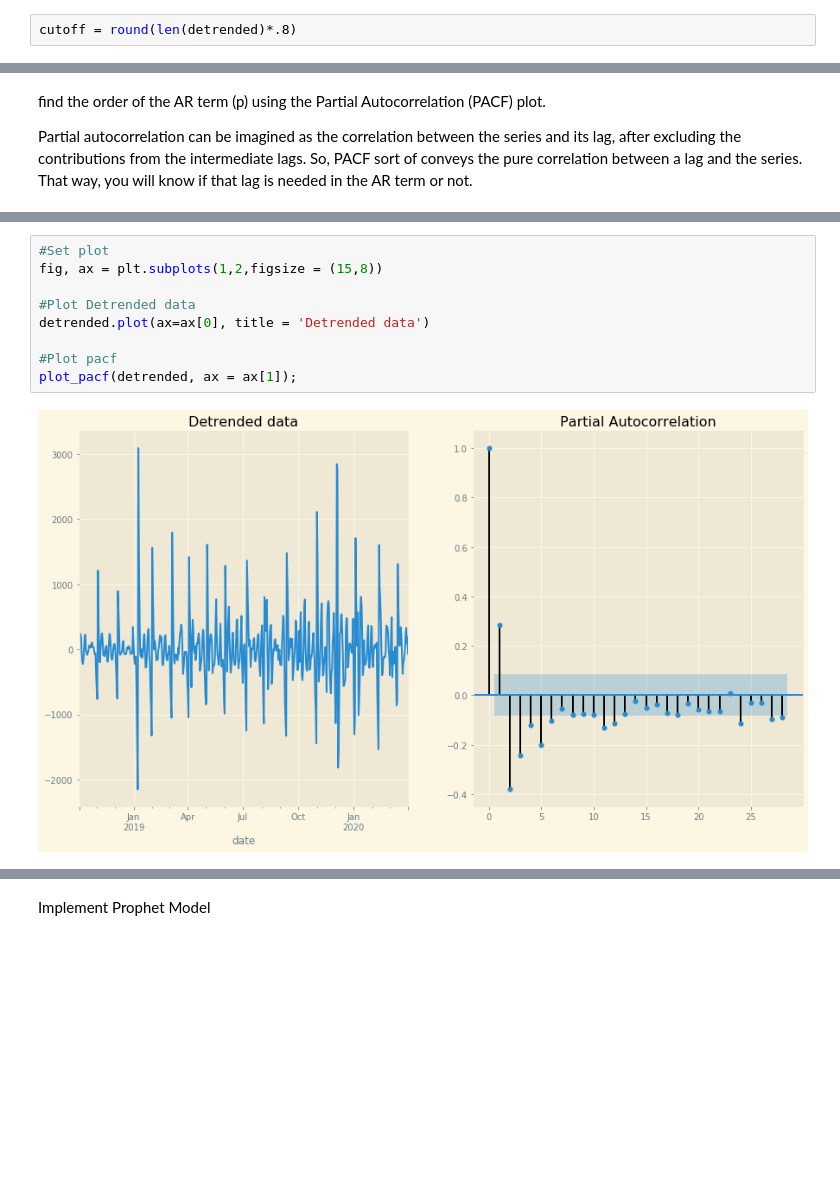
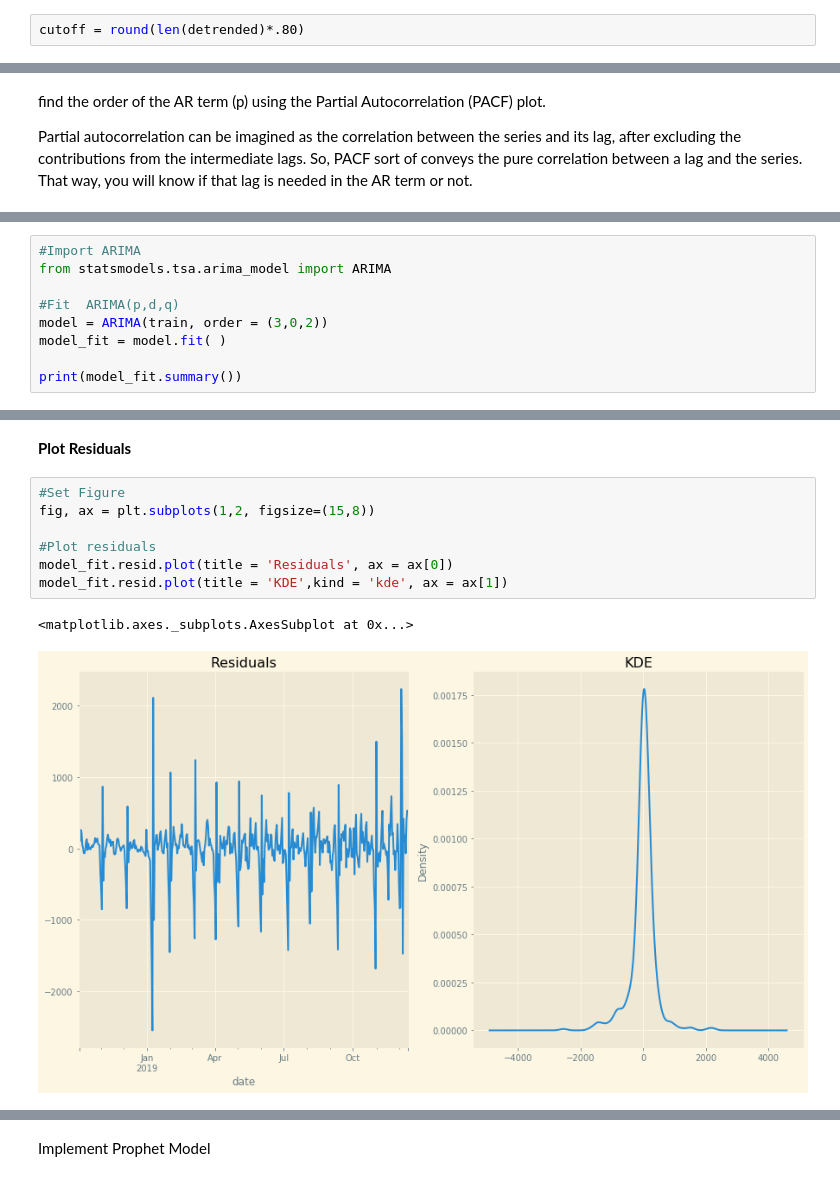
Before and after one commit to KishenSharma6/Airbnb-Analysis, a Jupyter notebook: Project Codes/05. Modeling/2020_0214_Calendar_TimeSeries.ipynb, the cells around one changed output, grey strips where cells are left out. Cells and saved outputs as stored; diff of their text form; blank space fills up the shorter version.

Commit message:
Built ARIMA model, built prophet

```diff
--- a/Project Codes/05. Modeling/2020_0214_Calendar_TimeSeries.ipynb
+++ b/Project Codes/05. Modeling/2020_0214_Calendar_TimeSeries.ipynb
@@ -347,7 +377,7 @@ p-value <= 0.05: Reject the null hypothesis (H0), the data does not have a unit
 # %% [markdown]
 Split data
 # %%
-cutoff = round(len(detrended)*.8)
+cutoff = round(len(detrended)*.80)
 # %%
 train = detrended[:cutoff]
 test = detrended[cutoff:]
@@ -396,0 +459,9 @@ Partial autocorrelation can be imagined as the correlation between the series an
+# %%
+#Import ARIMA
+from statsmodels.tsa.arima_model import ARIMA
+
+#Fit  ARIMA(p,d,q)
+model = ARIMA(train, order = (3,0,2))
+model_fit = model.fit( )
+
+print(model_fit.summary())
@@ -397,11 +486,12 @@ Partial autocorrelation can be imagined as the correlation between the series an
+# %% [markdown]
+**Plot Residuals**
 # %%
-#Set plot
-fig, ax = plt.subplots(1,2,figsize = (15,8))
+#Set Figure
+fig, ax = plt.subplots(1,2, figsize=(15,8))
 
-#Plot Detrended data
-detrended.plot(ax=ax[0], title = 'Detrended data')
-
-#Plot pacf
-plot_pacf(detrended, ax = ax[1]);
+#Plot residuals
+model_fit.resid.plot(title = 'Residuals', ax = ax[0])
+model_fit.resid.plot(title = 'KDE',kind = 'kde', ax = ax[1])
 # %% [output]
+<matplotlib.axes._subplots.AxesSubplot at 0x...>
-[figure, old version]
+[figure, new version]
```
Also changed, not shown: parts of 42 cells of this notebook.
